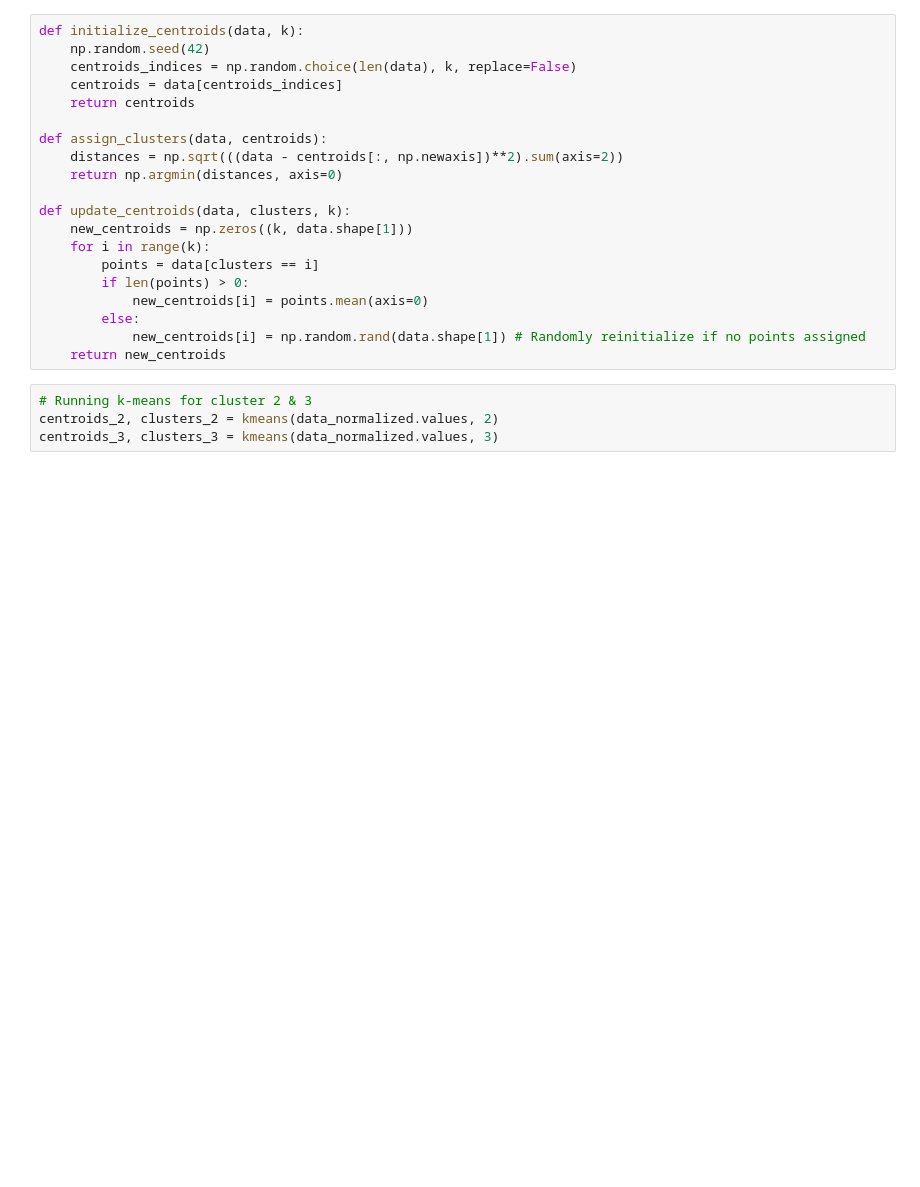
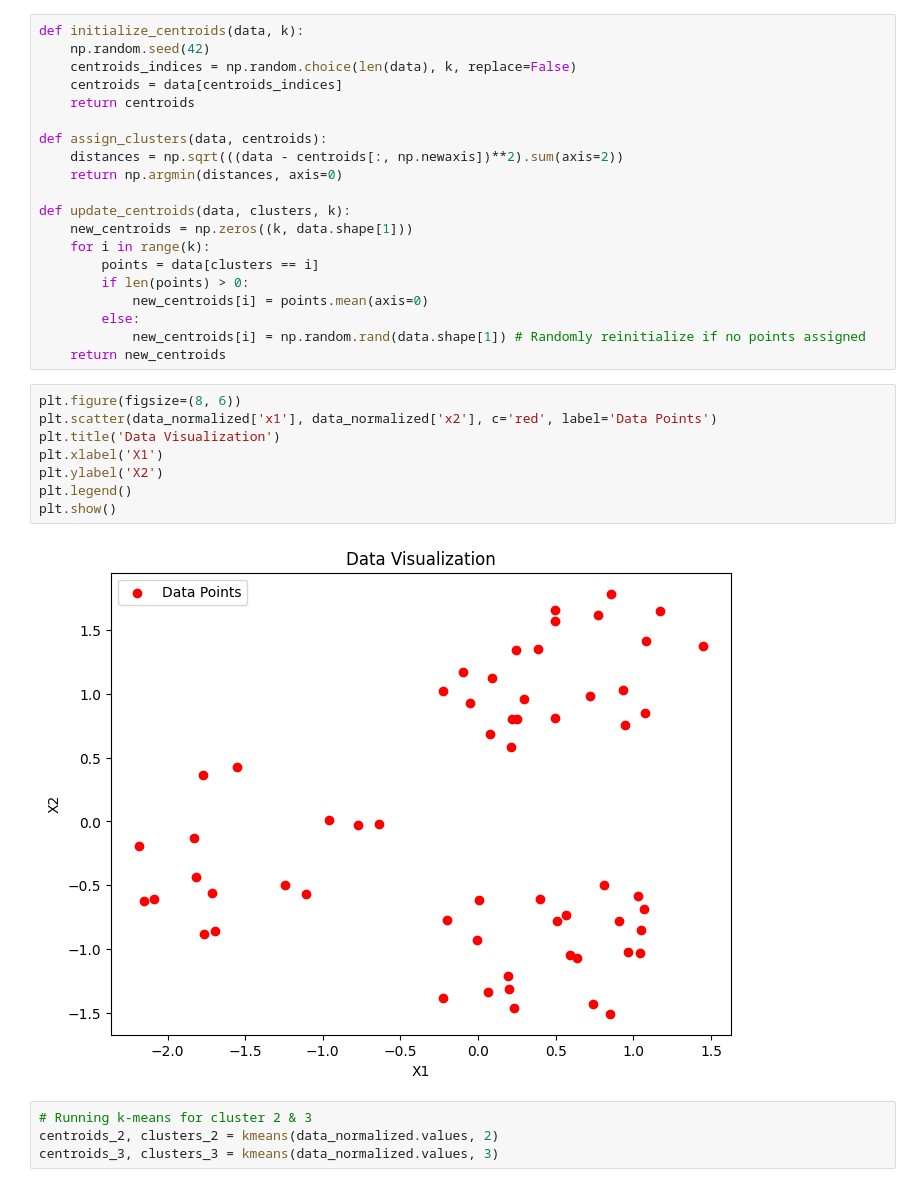
Before and after one commit to Abhishek-Mallick/Machine-Learning-KIIT, a Jupyter notebook: K - Means Clustering/K-means.ipynb, the cells around one changed output. Cells and saved outputs as stored; diff of their text form; blank space fills up the shorter version.

```diff
--- a/K - Means Clustering/K-means.ipynb
+++ b/K - Means Clustering/K-means.ipynb
@@ -45,6 +54,16 @@ def update_centroids(data, clusters, k):
         else:
             new_centroids[i] = np.random.rand(data.shape[1]) # Randomly reinitialize if no points assigned
     return new_centroids
+# %%
+plt.figure(figsize=(8, 6))
+plt.scatter(data_normalized['x1'], data_normalized['x2'], c='red', label='Data Points')
+plt.title('Data Visualization')
+plt.xlabel('X1')
+plt.ylabel('X2')
+plt.legend()
+plt.show()
+# %% [output]
+[figure, added]
 # %%
 # Running k-means for cluster 2 & 3
 centroids_2, clusters_2 = kmeans(data_normalized.values, 2)
```
Also changed, not shown: parts of 1 cell of this notebook, 1 other file.
